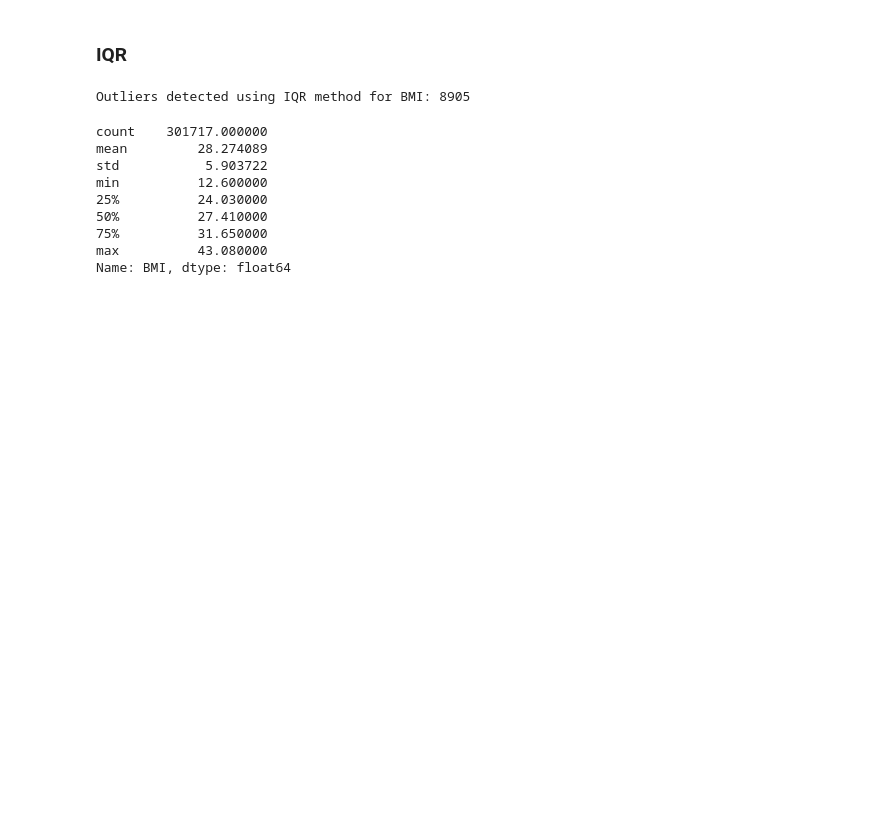
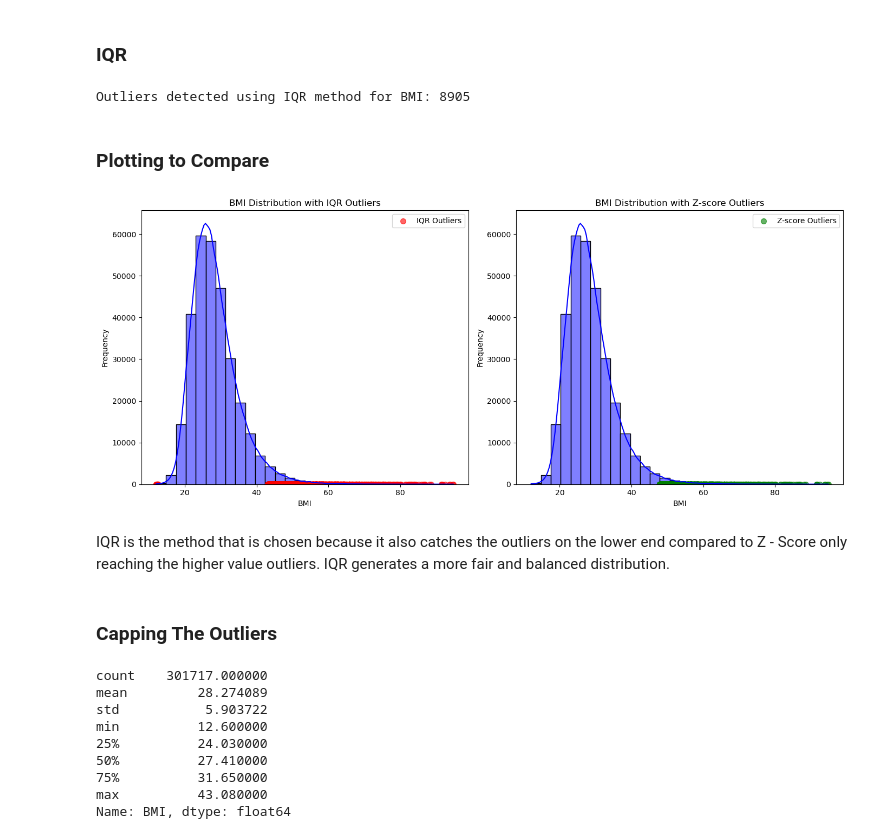
Before and after one commit to ThorCda/Data-Mining-Final-Assignment, a Jupyter notebook: Data Mining Final - Phase 1 - Group 1.ipynb, the cells around one changed output. Cells and saved outputs as stored; diff of their text form; code cells hidden in the pictures; blank space fills up the shorter version.

```diff
--- a/Data Mining Final - Phase 1 - Group 1.ipynb
+++ b/Data Mining Final - Phase 1 - Group 1.ipynb
@@ -115,8 +126,9 @@ There were no missing values to remove, but if there were any it is safe to drop
 from scipy import stats
 
 z_scores = np.abs(stats.zscore(data['BMI']))
-outliers_z = np.where(z_scores > 3)
-print(f"Outliers detected using Z-score method for BMI: {len(outliers_z[0])}")
+outliers_z_indices = np.where(z_scores > 3)
+outliers_z = data.iloc[outliers_z_indices[0]]
+print(f"Outliers detected using Z-score method for BMI: {len(outliers_z_indices[0])}")
 # %% [output]
 Outliers detected using Z-score method for BMI: 3722
 # %% [markdown]
@@ -132,6 +144,44 @@ outliers_iqr = data[(data['BMI'] < (Q1 - 1.5 * IQR)) | (data['BMI'] > (Q3 + 1.5
 print(f"Outliers detected using IQR method for BMI: {outliers_iqr.shape[0]}")
 # %% [output]
 Outliers detected using IQR method for BMI: 8905
+# %% [markdown]
+### Plotting to Compare
+# %%
+import numpy as np
+import pandas as pd
+import matplotlib.pyplot as plt
+import seaborn as sns
+from scipy import stats
+
+# Plotting
+plt.figure(figsize=(14, 6))
+
+# Plot for IQR method
+plt.subplot(1, 2, 1)
+sns.histplot(data['BMI'], kde=True, color='blue', bins=30)
+plt.scatter(outliers_iqr['BMI'], np.zeros_like(outliers_iqr['BMI']), color='red', label='IQR Outliers', s=50, alpha=0.6)
+plt.title('BMI Distribution with IQR Outliers')
+plt.xlabel('BMI')
+plt.ylabel('Frequency')
+plt.legend()
+
+# Plot for Z-score method
+plt.subplot(1, 2, 2)
+sns.histplot(data['BMI'], kde=True, color='blue', bins=30)
+plt.scatter(outliers_z['BMI'], np.zeros_like(outliers_z['BMI']), color='green', label='Z-score Outliers', s=50, alpha=0.6)
+plt.title('BMI Distribution with Z-score Outliers')
+plt.xlabel('BMI')
+plt.ylabel('Frequency')
+plt.legend()
+
+plt.tight_layout()
+plt.show()
+# %% [output]
+[figure, added]
+# %% [markdown]
+IQR is the method that is chosen because it also catches the outliers on the lower end compared to Z - Score only reaching the higher value outliers. IQR generates a more fair and balanced distribution.
+# %% [markdown]
+### Capping The Outliers
 # %%
 # Cap outliers in BMI
 cap_upper = Q3 + 1.5 * IQR
```
Also changed, not shown: parts of 3 cells of this notebook.
